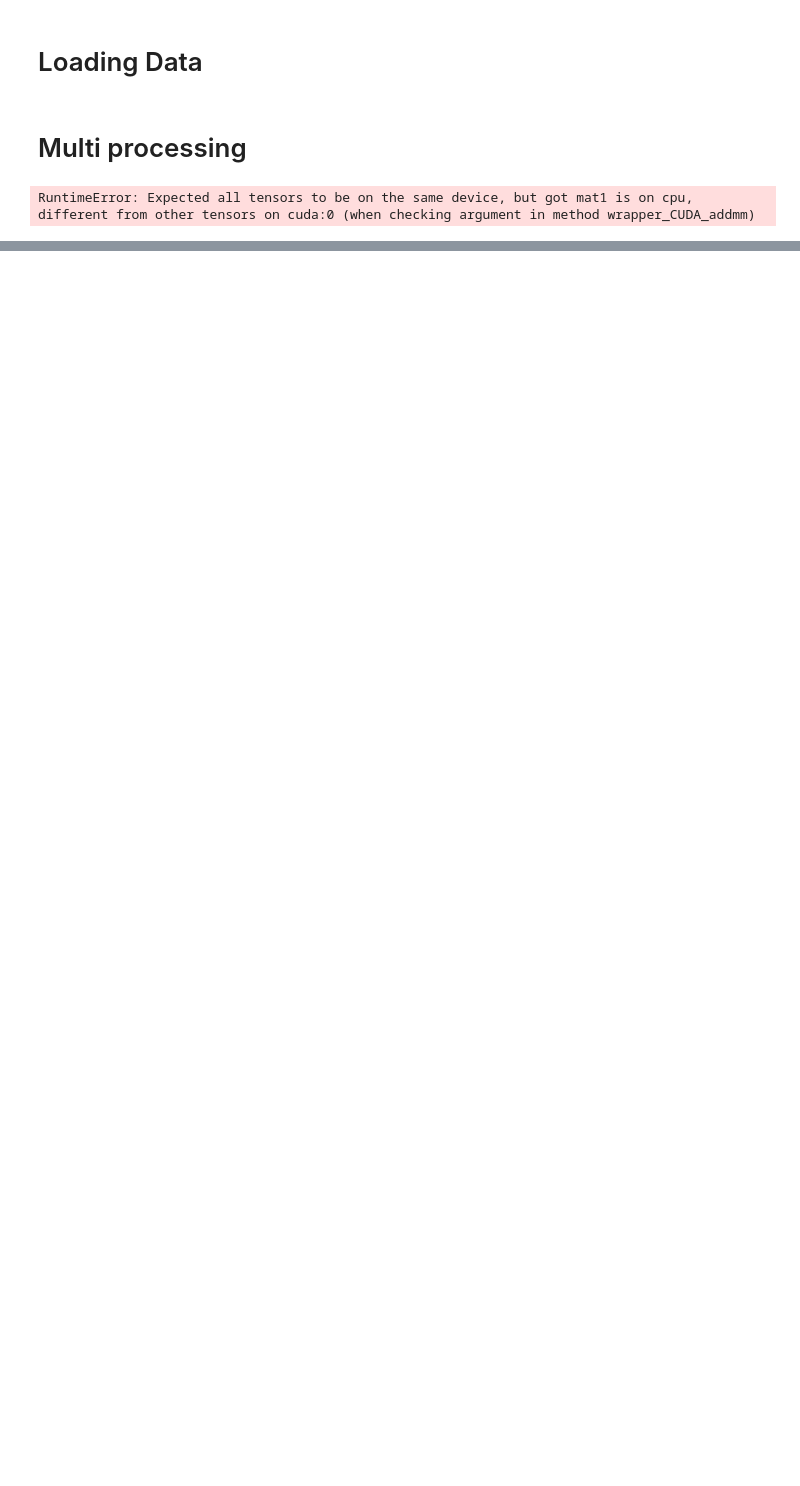
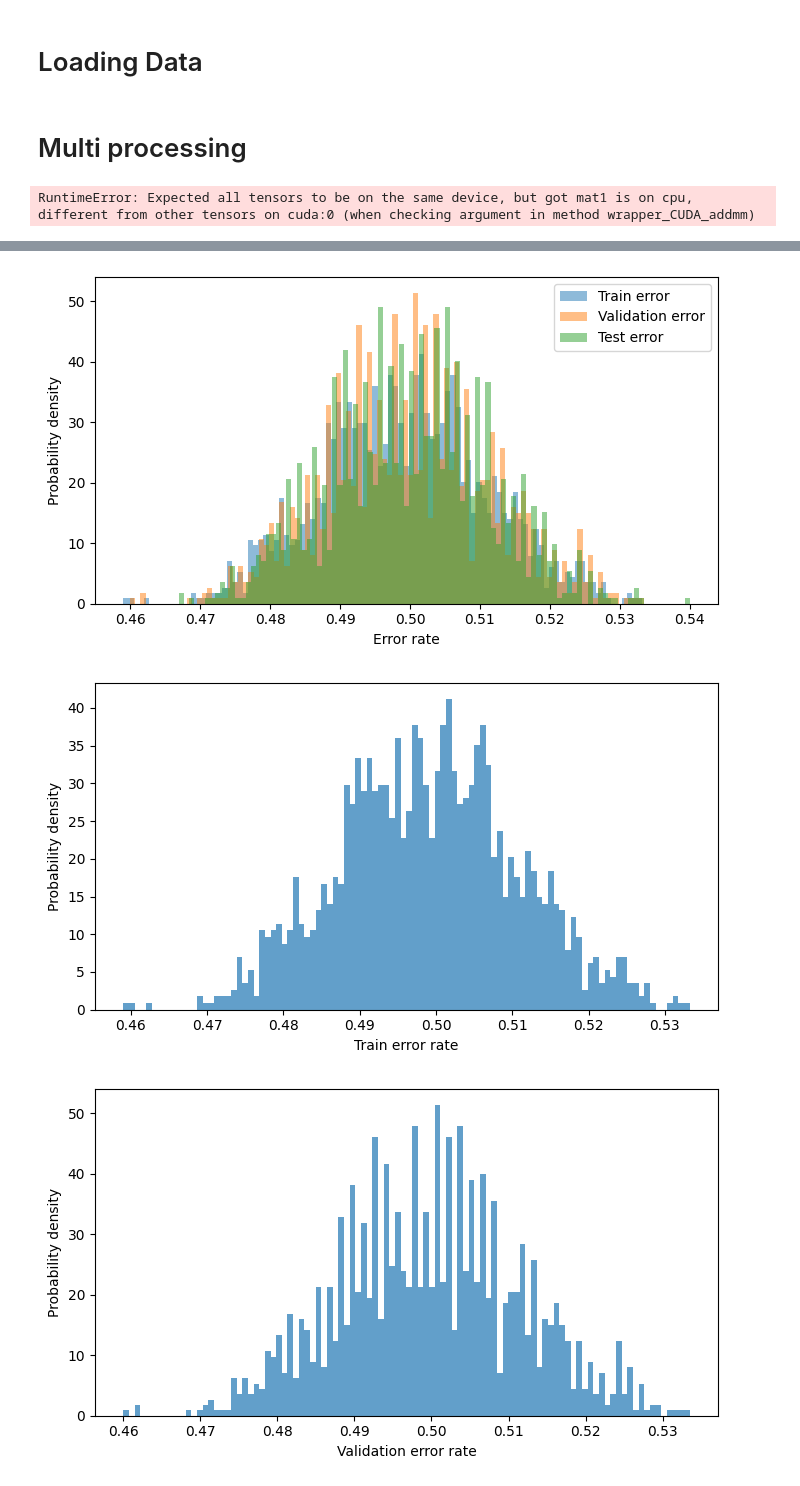
Before and after one commit to SmellingSalt/pythonQuickAndDirty, a Jupyter notebook: src/CVvsNCV.ipynb, the cells around one changed output, grey strips where cells are left out. Cells and saved outputs as stored; diff of their text form; code cells hidden in the pictures; blank space fills up the shorter version.

```diff
--- a/src/CVvsNCV.ipynb
+++ b/src/CVvsNCV.ipynb
@@ -187,0 +190,71 @@ RuntimeError: Expected all tensors to be on the same device, but got mat1 is on
+# %%
+import os
+import glob
+import pandas as pd
+import matplotlib.pyplot as plt
+
+results_dir = "../results"
+
+paths = sorted(glob.glob(os.path.join(results_dir, "*.csv")))
+if not paths:
+    raise FileNotFoundError(f"No CSV files found in ./{results_dir}/")
+
+dfs = []
+for p in paths:
+    df = pd.read_csv(p)
+
+    # support both formats:
+    # 1) seed,train_error,val_error,test_error
+    # 2) rngSeed,seed,train_error,val_error,test_error
+    needed = {"train_error", "val_error", "test_error"}
+    if not needed.issubset(df.columns):
+        raise ValueError(f"{p} missing columns. Found: {list(df.columns)}")
+
+    df["source_file"] = os.path.basename(p)
+    dfs.append(df)
+
+all_df = pd.concat(dfs, ignore_index=True)
+
+train = all_df["train_error"].astype(float).to_numpy()
+val   = all_df["val_error"].astype(float).to_numpy()
+test  = all_df["test_error"].astype(float).to_numpy()
+
+# Overlaid PDFs
+numBins = 100
+plt.figure(figsize=(7, 4))
+plt.hist(train, bins=numBins, density=True, alpha=0.5, label="Train error")
+plt.hist(val,   bins=numBins, density=True, alpha=0.5, label="Validation error")
+plt.hist(test,  bins=numBins, density=True, alpha=0.5, label="Test error")
+plt.xlabel("Error rate")
+plt.ylabel("Probability density")
+plt.legend()
+plt.tight_layout()
+plt.show()
+
+# Separate PDFs (often easier to read)
+plt.figure(figsize=(7, 4))
+plt.hist(train, bins=numBins, density=True, alpha=0.7)
+plt.xlabel("Train error rate")
+plt.ylabel("Probability density")
+plt.tight_layout()
+plt.show()
+
+plt.figure(figsize=(7, 4))
+plt.hist(val, bins=numBins, density=True, alpha=0.7)
+plt.xlabel("Validation error rate")
+plt.ylabel("Probability density")
+plt.tight_layout()
+plt.show()
+
+plt.figure(figsize=(7, 4))
+plt.hist(test, bins=numBins, density=True, alpha=0.7)
+plt.xlabel("Test error rate")
+plt.ylabel("Probability density")
+plt.tight_layout()
+plt.show()
+
+print(f"Loaded {len(paths)} files, total rows = {len(all_df)}")
+# %% [output]
+[figure, added]
+[figure, added]
+[figure, added]
```
Also changed, not shown: parts of 2 cells of this notebook, 2 other files.
